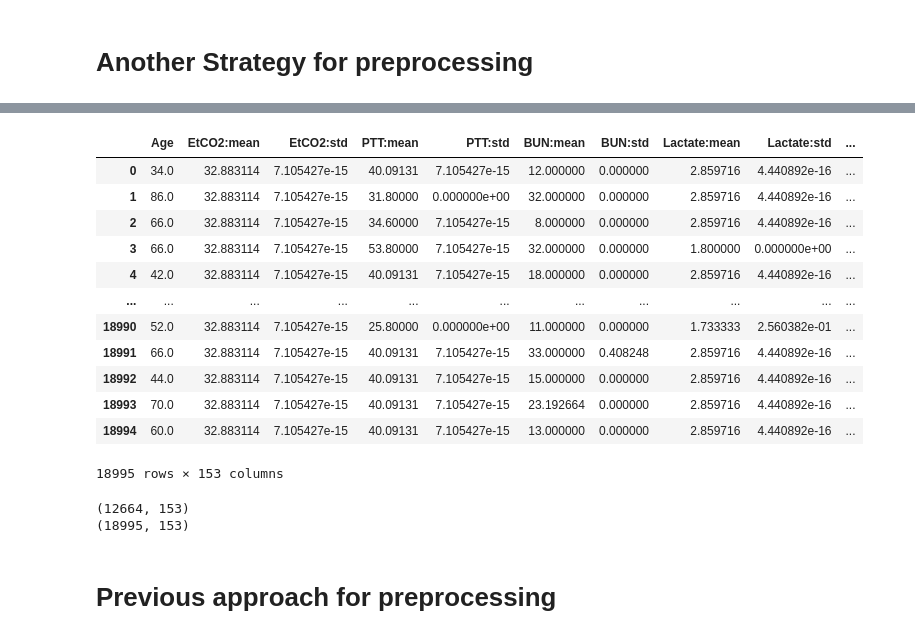
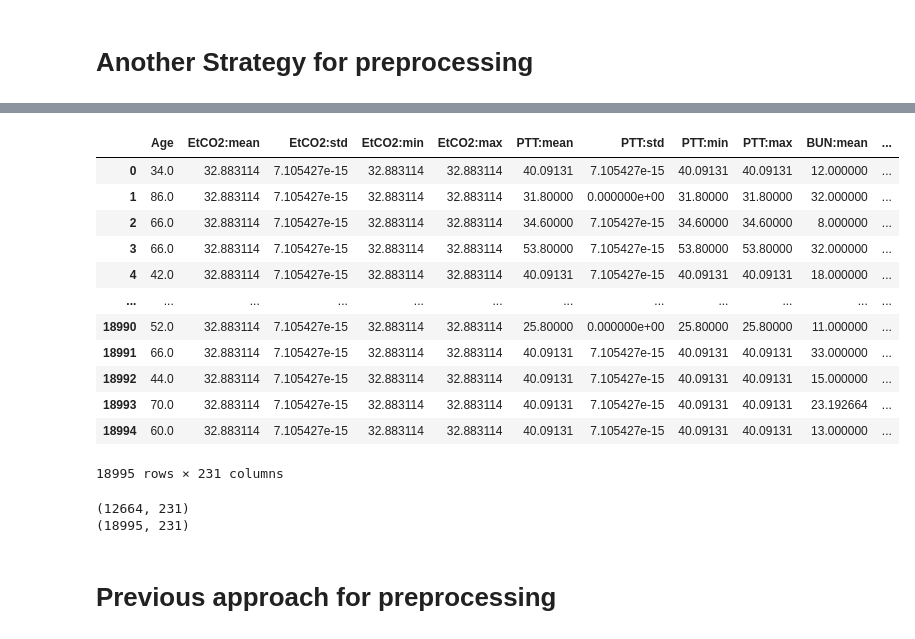
Before and after one commit to Ahmadrezauf/IntroToML, a Jupyter notebook: task_2/Ldt_task2.ipynb, the cells around one changed output, grey strips where cells are left out. Saved outputs shown, nothing was run; the diff lists cells and outputs as text; code cells hidden in the pictures.

```diff
--- a/task_2/Ldt_task2.ipynb
+++ b/task_2/Ldt_task2.ipynb
@@ -139,13 +139,13 @@ msno.heatmap(df_train_features)
 # Another Strategy for preprocessing
 # %%
 # Which columns have less than a percent NA
-NA_percent = 0.7
+NA_percent = 0.85
 NA_percent_severe = 0.91
 
 sel_features = df_train_features.isnull().sum(axis=0) < (NA_percent * df_train_features.shape[0])
 inds = np.where(sel_features == True)
 
-sel_features_2 = (df_train_features.isnull().sum(axis=0) < (NA_percent_severe * df_train_features.shape[0])) & (df_train_features.isnull().sum(axis=0) > (NA_percent * df_train_features.shape[0]))
+sel_features_2 = (df_train_features.isnull().sum(axis=0) <= (NA_percent_severe * df_train_features.shape[0])) & (df_train_features.isnull().sum(axis=0) >= (NA_percent * df_train_features.shape[0]))
 inds_2 = np.where(sel_features_2 == True)
 
 sel_features_3 = df_train_features.isnull().sum(axis=0) > (NA_percent_severe * df_train_features.shape[0])
@@ -156,6 +156,6 @@ vars_class2 = df_train_features.columns[inds_2[0]]
 vars_class3 = df_train_features.columns[inds_3[0]]
 vars_classes = [vars_class1, vars_class2, vars_class3]
 
-# print("--------Our Columns are are: ",df_train_features.columns.drop("pid"))
-# print("--------Labels are: ", df_train_labels.columns)
-# print("********Var classes are: " ,vars_classes)
+print("--------Our Columns are are: ",df_train_features.columns.drop("pid"))
+print("--------Labels are: ", df_train_labels.columns)
+print("********Var classes are: " ,vars_classes)
@@ -204,6 +225,8 @@ for i in range(12):
     arr.append("v" + str(i))
 print(arr)
 # %%
+from scipy import stats
+
 def aggregation_imputation_technique(datInp, variables, vars_classes, pids, trainStats):
     vars_class1 = vars_classes[0]
     vars_class2 = vars_classes[1]
@@ -239,53 +262,66 @@ def aggregation_imputation_technique(datInp, variables, vars_classes, pids, trai
                 col_names.append(arr)
                 calculated_features.append(data[0])
 
             elif var in vars_class1:
                 for i in range(12):
                     col_names.append(var + ":" + str(i))
 
                 calculated_features = calculated_features + data
+                calculated_features.append(np.nanmean(data))
+                calculated_features.append(np.nanstd(data))
+                calculated_features.append(stats.iqr(data, nan_policy = "omit"))
+
+                col_names.append(var + ":mean")
+                col_names.append(var + ":std")
+                col_names.append(var + ":iqr")
 
             elif var in vars_class2:
+                calculated_features.append(np.nanmean(data))
+                calculated_features.append(np.nanstd(data))
+                calculated_features.append(np.nanmin(data))
+                calculated_features.append(np.nanmax(data))
+                calculated_features.append(stats.iqr(data, nan_policy = "omit"))
+
+                col_names.append(var + ":mean")
+                col_names.append(var + ":std")
+                col_names.append(var + ":min")
+                col_names.append(var + ":max")
+                col_names.append(var + ":iqr")
+
+            else:
                 calculated_features.append(np.nanmean(data))
                 calculated_features.append(np.nanstd(data))
                 calculated_features.append(np.nanmin(data))
                 calculated_features.append(np.nanmax(data))
 
                 col_names.append(var + ":mean")
                 col_names.append(var + ":std")
                 col_names.append(var + ":min")
                 col_names.append(var + ":max")
 
-            else:
-                calculated_features.append(np.nanmean(data))
-                calculated_features.append(np.nanstd(data))
-
-                col_names.append(var + ":mean")
-                col_names.append(var + ":std")
-
         aggregated_dataframe.append(calculated_features)
 
     aggregated_dataframe = pd.DataFrame(aggregated_dataframe, columns = col_names)
 
     return(aggregated_dataframe)
 
 df_train_agg_features = aggregation_imputation_technique(df_train_features, df_train_features.columns, vars_classes,
                                                          train_pids, train_columns_mean)
 df_train_agg_features
 # %% [output]
-|  | Age | EtCO2:mean | EtCO2:std | PTT:mean | PTT:std | BUN:mean | BUN:std | Lactate:mean | Lactate:std | ... |
-| 0 | 34.0 | 32.883114 | 7.105427e-15 | 40.09131 | 7.105427e-15 | 12.000000 | 0.000000 | 2.859716 | 4.440892e-16 | ... |
-| 1 | 86.0 | 32.883114 | 7.105427e-15 | 31.80000 | 0.000000e+00 | 32.000000 | 0.000000 | 2.859716 | 4.440892e-16 | ... |
-| 2 | 66.0 | 32.883114 | 7.105427e-15 | 34.60000 | 7.105427e-15 | 8.000000 | 0.000000 | 2.859716 | 4.440892e-16 | ... |
-| 3 | 66.0 | 32.883114 | 7.105427e-15 | 53.80000 | 7.105427e-15 | 32.000000 | 0.000000 | 1.800000 | 0.000000e+00 | ... |
-| 4 | 42.0 | 32.883114 | 7.105427e-15 | 40.09131 | 7.105427e-15 | 18.000000 | 0.000000 | 2.859716 | 4.440892e-16 | ... |
-| ... | ... | ... | ... | ... | ... | ... | ... | ... | ... | ... |
-| 18990 | 52.0 | 32.883114 | 7.105427e-15 | 25.80000 | 0.000000e+00 | 11.000000 | 0.000000 | 1.733333 | 2.560382e-01 | ... |
-| 18991 | 66.0 | 32.883114 | 7.105427e-15 | 40.09131 | 7.105427e-15 | 33.000000 | 0.408248 | 2.859716 | 4.440892e-16 | ... |
-| 18992 | 44.0 | 32.883114 | 7.105427e-15 | 40.09131 | 7.105427e-15 | 15.000000 | 0.000000 | 2.859716 | 4.440892e-16 | ... |
-| 18993 | 70.0 | 32.883114 | 7.105427e-15 | 40.09131 | 7.105427e-15 | 23.192664 | 0.000000 | 2.859716 | 4.440892e-16 | ... |
-| 18994 | 60.0 | 32.883114 | 7.105427e-15 | 40.09131 | 7.105427e-15 | 13.000000 | 0.000000 | 2.859716 | 4.440892e-16 | ... |
+|  | Age | EtCO2:mean | EtCO2:std | EtCO2:min | EtCO2:max | PTT:mean | PTT:std | PTT:min | PTT:max | BUN:mean | ... |
+| 0 | 34.0 | 32.883114 | 7.105427e-15 | 32.883114 | 32.883114 | 40.09131 | 7.105427e-15 | 40.09131 | 40.09131 | 12.000000 | ... |
+| 1 | 86.0 | 32.883114 | 7.105427e-15 | 32.883114 | 32.883114 | 31.80000 | 0.000000e+00 | 31.80000 | 31.80000 | 32.000000 | ... |
+| 2 | 66.0 | 32.883114 | 7.105427e-15 | 32.883114 | 32.883114 | 34.60000 | 7.105427e-15 | 34.60000 | 34.60000 | 8.000000 | ... |
+| 3 | 66.0 | 32.883114 | 7.105427e-15 | 32.883114 | 32.883114 | 53.80000 | 7.105427e-15 | 53.80000 | 53.80000 | 32.000000 | ... |
+| 4 | 42.0 | 32.883114 | 7.105427e-15 | 32.883114 | 32.883114 | 40.09131 | 7.105427e-15 | 40.09131 | 40.09131 | 18.000000 | ... |
+| ... | ... | ... | ... | ... | ... | ... | ... | ... | ... | ... | ... |
+| 18990 | 52.0 | 32.883114 | 7.105427e-15 | 32.883114 | 32.883114 | 25.80000 | 0.000000e+00 | 25.80000 | 25.80000 | 11.000000 | ... |
+| 18991 | 66.0 | 32.883114 | 7.105427e-15 | 32.883114 | 32.883114 | 40.09131 | 7.105427e-15 | 40.09131 | 40.09131 | 33.000000 | ... |
+| 18992 | 44.0 | 32.883114 | 7.105427e-15 | 32.883114 | 32.883114 | 40.09131 | 7.105427e-15 | 40.09131 | 40.09131 | 15.000000 | ... |
+| 18993 | 70.0 | 32.883114 | 7.105427e-15 | 32.883114 | 32.883114 | 40.09131 | 7.105427e-15 | 40.09131 | 40.09131 | 23.192664 | ... |
+| 18994 | 60.0 | 32.883114 | 7.105427e-15 | 32.883114 | 32.883114 | 40.09131 | 7.105427e-15 | 40.09131 | 40.09131 | 13.000000 | ... |
-18995 rows × 153 columns
+18995 rows × 231 columns
 # %%
 # scale the data
 
@@ -307,6 +343,6 @@ data_test_scaled = pd.DataFrame(data_test_scaled, columns = list(df_test_agg_fea
 print(data_test_scaled.shape)
 print(data_train_scaled.shape)
 # %% [output]
-(12664, 153)
-(18995, 153)
+(12664, 231)
+(18995, 231)
 # %%
```
Also changed, not shown: parts of 14 cells of this notebook, 3 other files.
